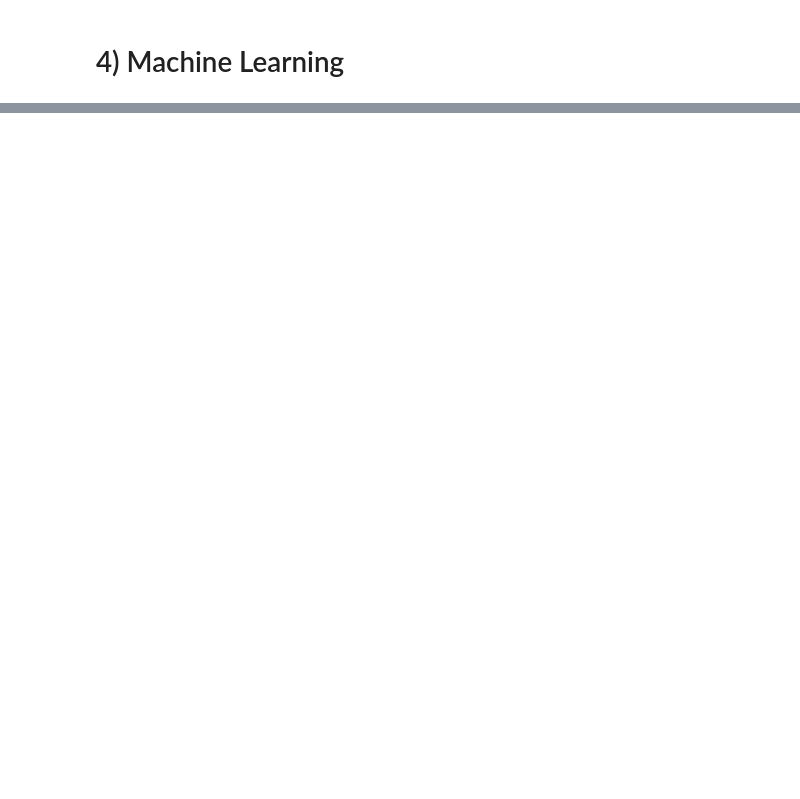
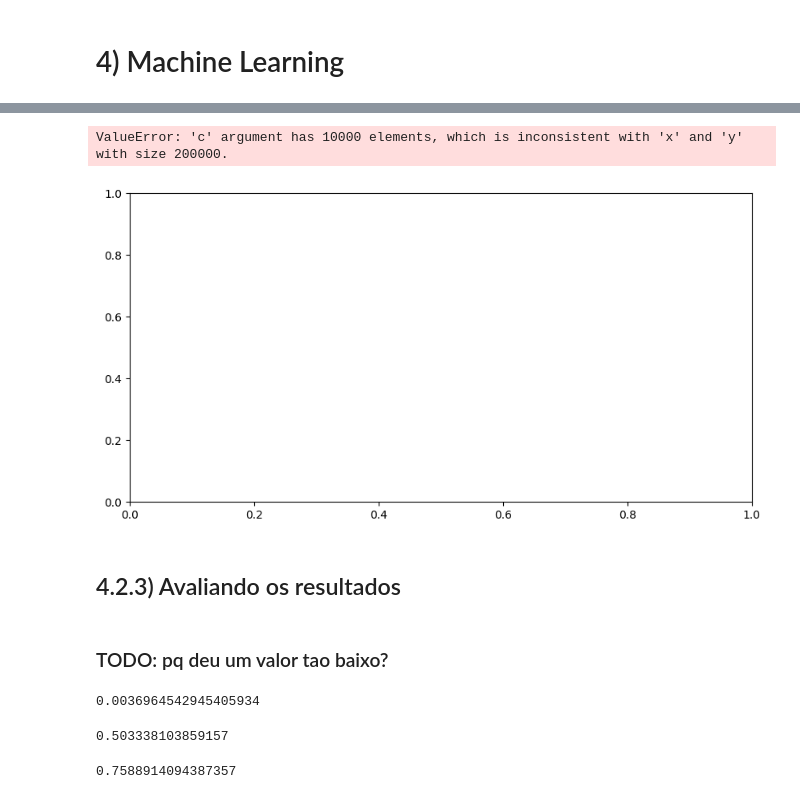
Before and after one commit to dhachcar/postech-tech-challenge-3, a Jupyter notebook: Tech_Challenge_3_Análises_para_o_Streamlit.ipynb, the cells around one changed output, grey strips where cells are left out. Drawn from its saved outputs; the diff is of its cells as text; code cells hidden in the pictures; blank space fills up the shorter version.

```diff
--- a/Tech_Challenge_3_Análises_para_o_Streamlit.ipynb
+++ b/Tech_Challenge_3_Análises_para_o_Streamlit.ipynb
@@ -669,0 +788,9 @@ fig.show()
+# %%
+from sklearn.model_selection import train_test_split
+
+df_ml = df_pnad.copy()
+
+df_ml.fillna(0, inplace=True)
+df_ml = df_ml.sample(n=10000, random_state=777)
+x = df_ml[pnad_feature_columns]
+y = df_ml[pnad_target_column]
@@ -669,0 +1058,28 @@ fig.show()
+# %%
+#Plotando o grafico:
+plt.scatter(x, x, c=dbscan_labels, alpha=0.5, cmap='rainbow')
+plt.xlabel('Annual Income (k$)')
+plt.ylabel('Spending Score (1-100)')
+plt.show()
+# %% [output]
+ValueError: 'c' argument has 10000 elements, which is inconsistent with 'x' and 'y' with size 200000.
+[figure, added]
+# %% [markdown]
+## 4.2.3) Avaliando os resultados
+# %% [markdown]
+### TODO: pq deu um valor tao baixo?
+# %%
+# comparando os clusters entre cada método
+adjusted_rand_score(kmeans_labels,dbscan_labels)
+# %% [output]
+0.0036964542945405934
+# %%
+# clusters mais ou menos separados
+silhouette_score(x, kmeans_labels)
+# %% [output]
+0.503338103859157
+# %%
+# clusters relativamente bem separados
+silhouette_score(x, dbscan_labels)
+# %% [output]
+0.7588914094387357
```
Also changed, not shown: parts of 51 cells of this notebook.
